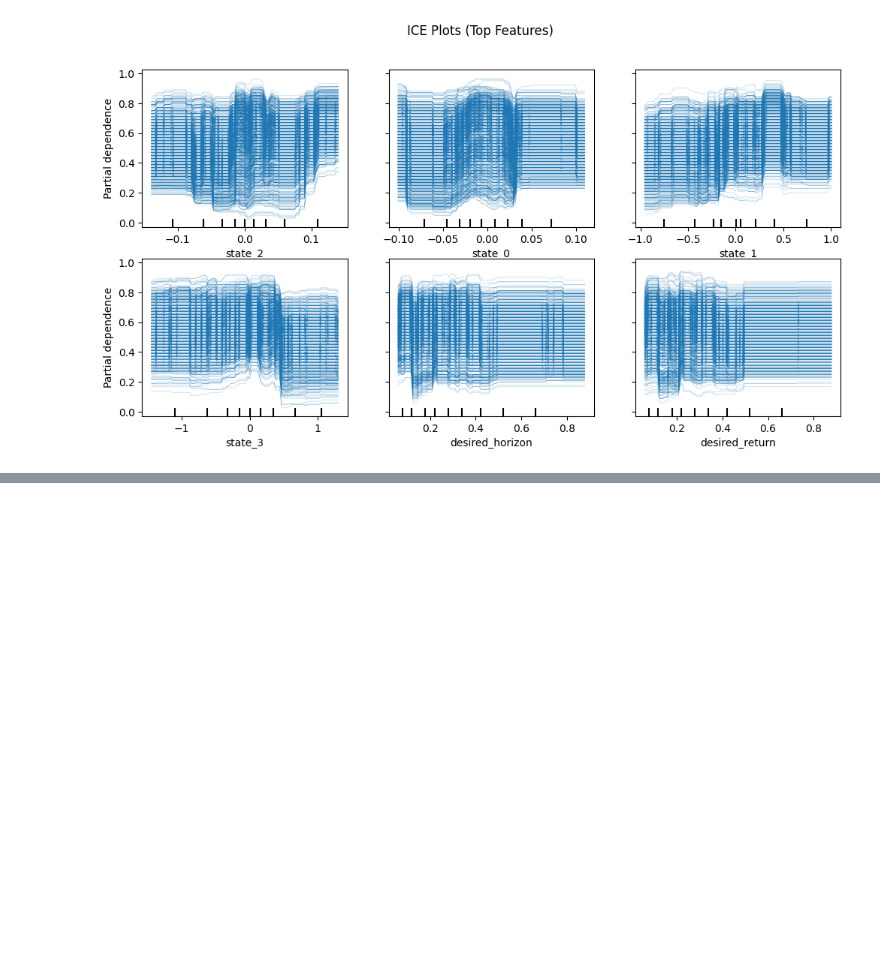
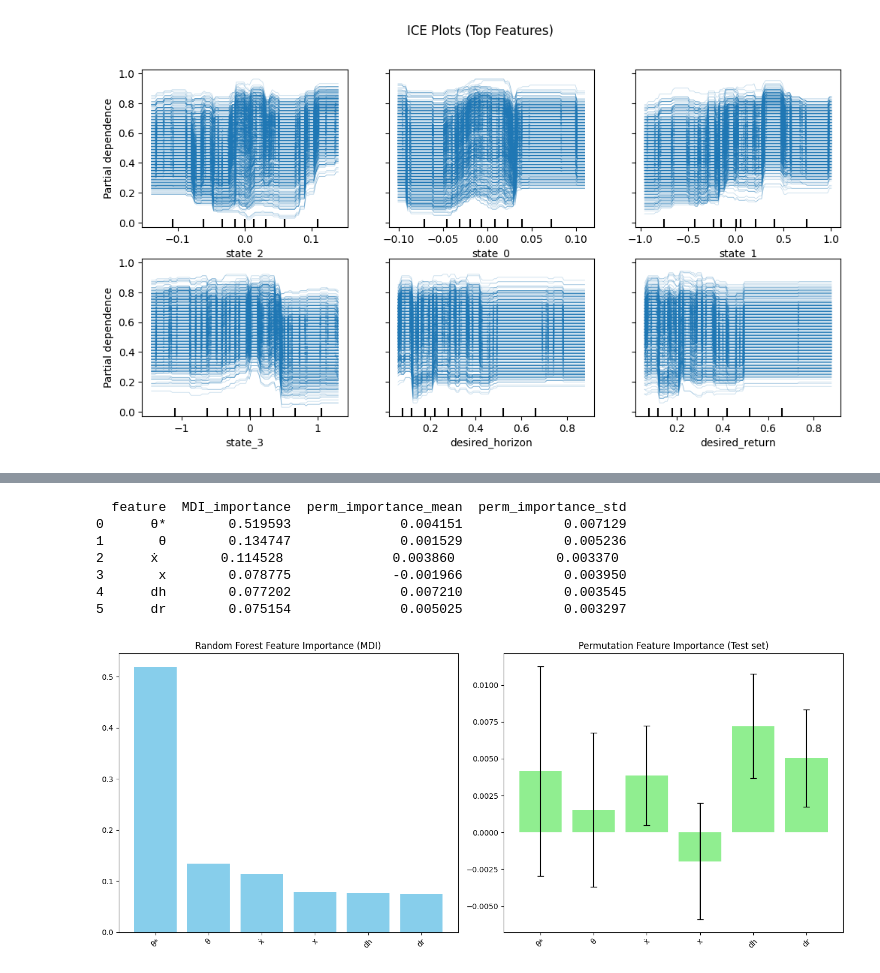
Before and after one commit to JulienHansen/UDRL, a Jupyter notebook: Analysis-ML.ipynb, the cells around one changed output, grey strips where cells are left out. Cells and saved outputs as stored; diff of their text form; code cells hidden in the pictures; blank space fills up the shorter version.

```diff
--- a/Analysis-ML.ipynb
+++ b/Analysis-ML.ipynb
@@ -143,0 +302,57 @@ plt.show()
+# %%
+import pandas as pd
+import matplotlib.pyplot as plt
+from sklearn.inspection import permutation_importance
+
+# Assume X, y already loaded and renamed
+rf_model = model.estimator  # RandomForestClassifier
+
+# --- Built-in MDI importances ---
+mdi_importances = rf_model.feature_importances_
+mdi_df = pd.DataFrame({
+    "feature": X.columns,
+    "MDI_importance": mdi_importances
+}).sort_values(by="MDI_importance", ascending=False)
+
+# --- Permutation importances ---
+perm_result = permutation_importance(rf_model, X, y, n_repeats=10, random_state=42)
+perm_df = pd.DataFrame({
+    "feature": X.columns,
+    "perm_importance_mean": perm_result.importances_mean,
+    "perm_importance_std": perm_result.importances_std
+}).sort_values(by="perm_importance_mean", ascending=False)
+
+# --- Comparison Table ---
+comparison_df = mdi_df.merge(perm_df, on="feature")
+print(comparison_df)
+
+# --- Visualization ---
+fig, axes = plt.subplots(1, 2, figsize=(14, 6))
+
+# Left: Built-in importance
+axes[0].bar(comparison_df["feature"], comparison_df["MDI_importance"], color="skyblue")
+axes[0].set_title("Random Forest Feature Importance (MDI)")
+axes[0].tick_params(axis="x", rotation=45)
+
+# Right: Permutation importance with error bars
+axes[1].bar(
+    comparison_df["feature"],
+    comparison_df["perm_importance_mean"],
+    yerr=comparison_df["perm_importance_std"],
+    capsize=4,
+    color="lightgreen"
+)
+axes[1].set_title("Permutation Feature Importance (Test set)")
+axes[1].tick_params(axis="x", rotation=45)
+
+plt.tight_layout()
+plt.show()
+# %% [output]
+  feature  MDI_importance  perm_importance_mean  perm_importance_std
+0      θ*        0.519593              0.004151             0.007129
+1       θ        0.134747              0.001529             0.005236
+2      ẋ        0.114528              0.003860             0.003370
+3       x        0.078775             -0.001966             0.003950
+4      dh        0.077202              0.007210             0.003545
+5      dr        0.075154              0.005025             0.003297
+[figure, added]
```
Also changed, not shown: parts of 7 cells of this notebook, 2 other files.
